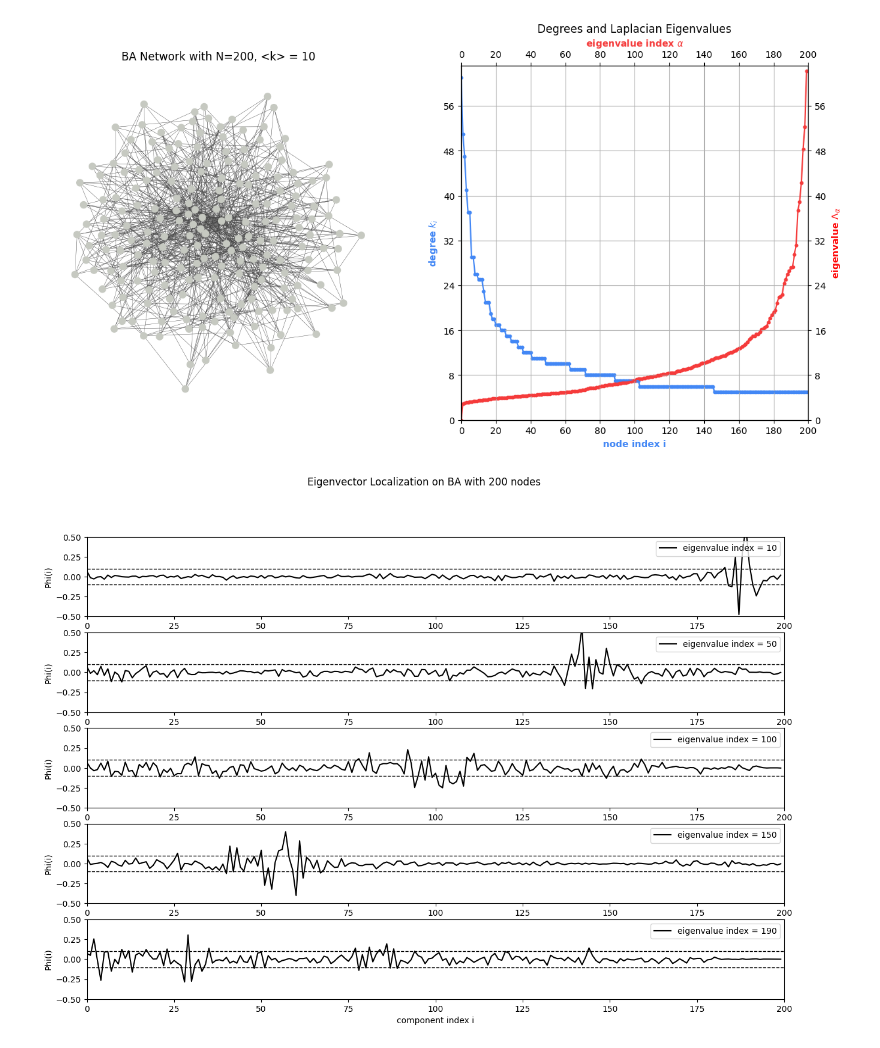
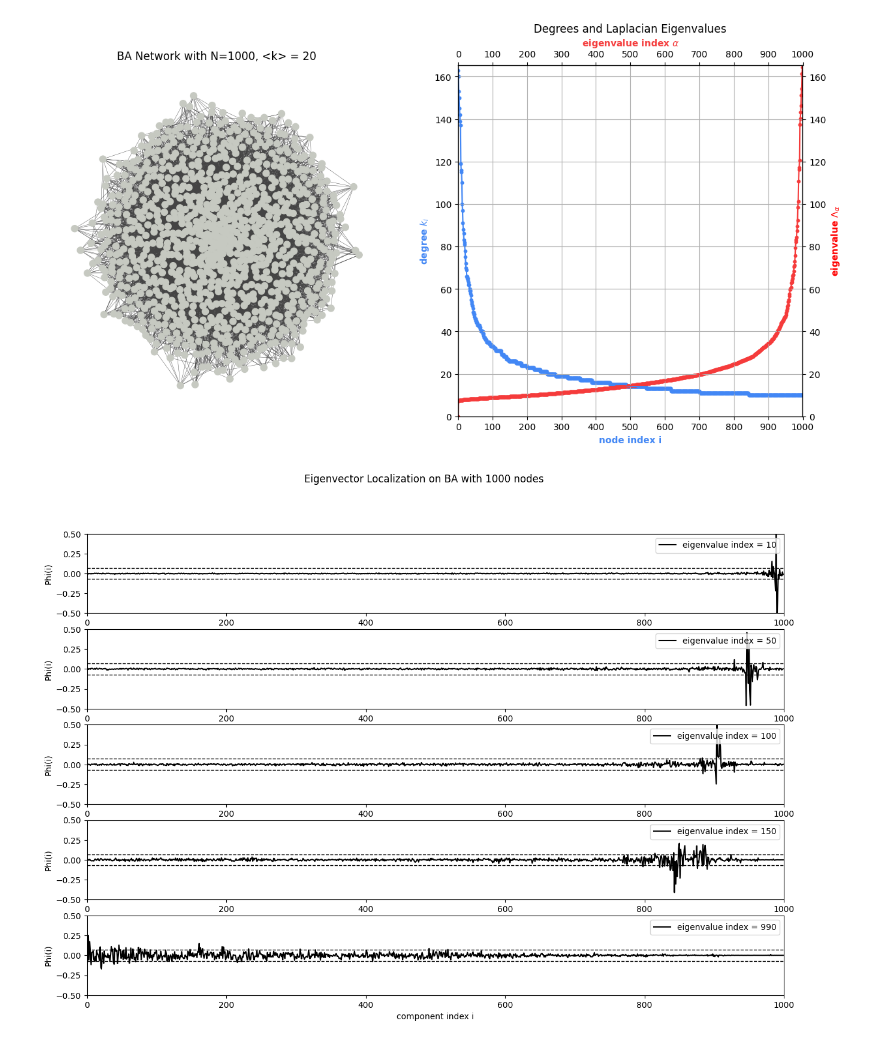
Before and after one commit to miriamzara/ComplexNet_project, a Jupyter notebook: project_18/code/laplacian_localization.ipynb, the cells around one changed output. Saved outputs shown, nothing was run; the diff lists cells and outputs as text; code cells hidden in the pictures.

```diff
--- a/project_18/code/laplacian_localization.ipynb
+++ b/project_18/code/laplacian_localization.ipynb
@@ -10,3 +9,7 @@ mean_degree = 10
+# %%
+num_nodes = 1000
+mean_degree = 20
+ythreshold = 0.07 #threshold on eigenvector components
 # %%
 m = int(mean_degree/2)
 ba_graph = ig.Graph.Barabasi(n=num_nodes, m=m)
@@ -16,6 +19,8 @@ new_indices = {old_idx: new_idx for new_idx, old_idx in enumerate(sorted_indices
 reindexed_edges = [(new_indices[edge.source], new_indices[edge.target]) for edge in ba_graph.es]
 
 graph = ig.Graph(edges=reindexed_edges)
+degrees = graph.degree()
+assumed_degrees = np.unique(degrees) # np.unique(degrees) automatically sorts in increasing order
 laplacian_matrix = np.array(graph.laplacian())
 eigenvalues, eigenvectors = np.linalg.eigh(laplacian_matrix) # L = D-Alaplacian_matrix = np.array(graph.laplacian())
 
@@ -40,12 +45,12 @@ axs[0].set_title(f"BA Network with N={num_nodes}, <k> = {mean_degree}")
 
 axs[1].plot(
     range(num_nodes),
-    [degrees[sorted_indices[i]] for i in range(num_nodes)],
+    degrees,
     color="#4287f5",
     )
 axs[1].scatter(
     range(num_nodes),
-    [degrees[sorted_indices[i]] for i in range(num_nodes)],
+    degrees,
     color="#4287f5",
     s = 10
     )
@@ -60,37 +65,37 @@ secax_x.xaxis.set_label_position('top')
 axs[1].set_xlim(0, num_nodes )
 secax_x.set_xlim(0, num_nodes)
 axs[1].xaxis.set_major_locator(ticker.MaxNLocator(integer=True))
 secax_x.xaxis.set_major_locator(ticker.MaxNLocator(integer=True))
 
 secax_y = axs[1].twinx()
 secax_y.set_ylabel(r"eigenvalue $\Lambda_α$", color="red", fontdict={'weight': 'bold'})
 secax_y.yaxis.set_label_position('right')
 upper_limits = [max(degrees), max(eigenvalues)]
 axs[1].set_ylim(0, max(upper_limits)+1)
 secax_y.set_ylim(0, max(upper_limits)+1)
 axs[1].yaxis.set_major_locator(ticker.MaxNLocator(integer=True))
 secax_y.yaxis.set_major_locator(ticker.MaxNLocator(integer=True))
 
 axs[1].plot(
     range(num_nodes),
     eigenvalues,
     color=c,
     )
 axs[1].scatter(
     range(num_nodes),
     eigenvalues,
     color=c,
     s = 10
     )
 axs[1].set_title("Degrees and Laplacian Eigenvalues")
 axs[1].grid(True)
 
 plt.savefig(f"figures/network_{num_nodes}.pdf")
 # %% [output]
-[figure, old version]
+[figure, new version]
 # %%
 indices = [10, 50, 100, 150, num_nodes - 10]
-ythreshold = 0.1
+
 
 fig, axs = plt.subplots(len(indices), 1, figsize=(15, 10))
 plt.suptitle(f"Eigenvector Localization on BA with {num_nodes} nodes")
@@ -113,4 +118,4 @@ axs[len(indices)-1].set_xlabel("component index i")
 
 plt.savefig(f"figures/eigenvectors_{num_nodes}.pdf")
 # %% [output]
-[figure, old version]
+[figure, new version]
```
Also changed, not shown: parts of 7 cells of this notebook, 8 other files.
